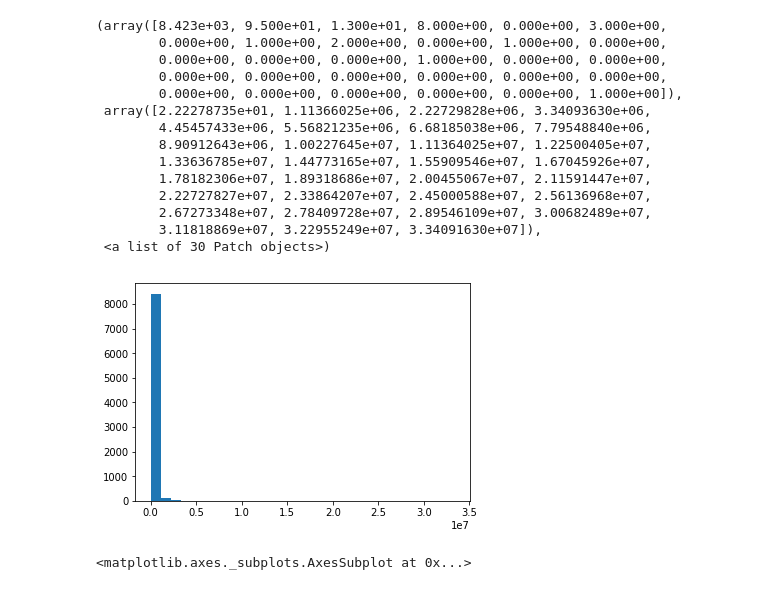
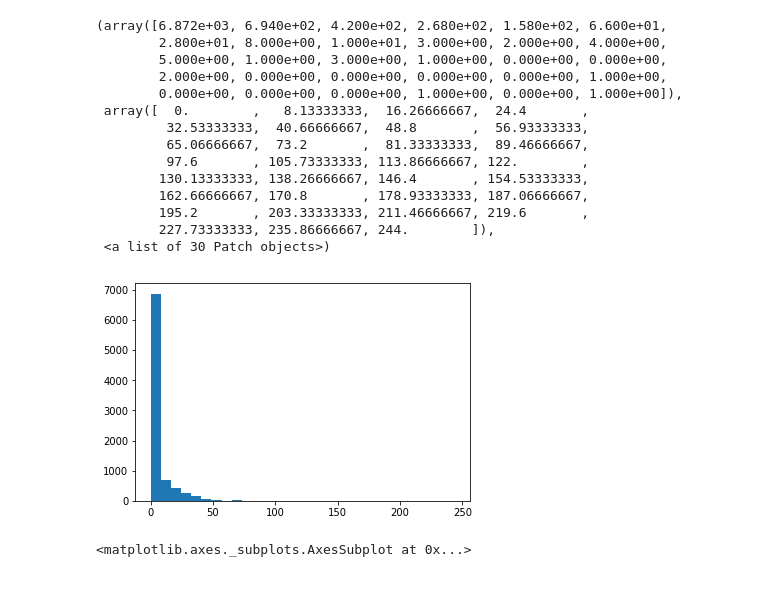
Before and after one commit to ledanieln/CoA-Zone-Prediction, a Jupyter notebook: notebooks/Data Exploration.ipynb, the cells around one changed output. Saved outputs shown, nothing was run; the diff lists cells and outputs as text; code cells hidden in the pictures.

```diff
--- a/notebooks/Data Exploration.ipynb
+++ b/notebooks/Data Exploration.ipynb
@@ -14,21 +62,21 @@ train['zoneArea'].mean()
 # %%
-plt.hist(newTrain['zoneArea'].values, bins=30)
+plt.hist(train['Paved DrivewayCount'].values, bins=30)
 # %% [output]
-(array([8.423e+03, 9.500e+01, 1.300e+01, 8.000e+00, 0.000e+00, 3.000e+00,
-        0.000e+00, 1.000e+00, 2.000e+00, 0.000e+00, 1.000e+00, 0.000e+00,
-        0.000e+00, 0.000e+00, 0.000e+00, 1.000e+00, 0.000e+00, 0.000e+00,
-        0.000e+00, 0.000e+00, 0.000e+00, 0.000e+00, 0.000e+00, 0.000e+00,
-        0.000e+00, 0.000e+00, 0.000e+00, 0.000e+00, 0.000e+00, 1.000e+00]),
- array([2.22278735e+01, 1.11366025e+06, 2.22729828e+06, 3.34093630e+06,
-        4.45457433e+06, 5.56821235e+06, 6.68185038e+06, 7.79548840e+06,
-        8.90912643e+06, 1.00227645e+07, 1.11364025e+07, 1.22500405e+07,
-        1.33636785e+07, 1.44773165e+07, 1.55909546e+07, 1.67045926e+07,
-        1.78182306e+07, 1.89318686e+07, 2.00455067e+07, 2.11591447e+07,
-        2.22727827e+07, 2.33864207e+07, 2.45000588e+07, 2.56136968e+07,
-        2.67273348e+07, 2.78409728e+07, 2.89546109e+07, 3.00682489e+07,
-        3.11818869e+07, 3.22955249e+07, 3.34091630e+07]),
+(array([6.872e+03, 6.940e+02, 4.200e+02, 2.680e+02, 1.580e+02, 6.600e+01,
+        2.800e+01, 8.000e+00, 1.000e+01, 3.000e+00, 2.000e+00, 4.000e+00,
+        5.000e+00, 1.000e+00, 3.000e+00, 1.000e+00, 0.000e+00, 0.000e+00,
+        2.000e+00, 0.000e+00, 0.000e+00, 0.000e+00, 0.000e+00, 1.000e+00,
+        0.000e+00, 0.000e+00, 0.000e+00, 1.000e+00, 0.000e+00, 1.000e+00]),
+ array([  0.        ,   8.13333333,  16.26666667,  24.4       ,
+         32.53333333,  40.66666667,  48.8       ,  56.93333333,
+         65.06666667,  73.2       ,  81.33333333,  89.46666667,
+         97.6       , 105.73333333, 113.86666667, 122.        ,
+        130.13333333, 138.26666667, 146.4       , 154.53333333,
+        162.66666667, 170.8       , 178.93333333, 187.06666667,
+        195.2       , 203.33333333, 211.46666667, 219.6       ,
+        227.73333333, 235.86666667, 244.        ]),
  <a list of 30 Patch objects>)
-[figure, old version]
+[figure, new version]
 # %%
 newTrain = train.drop([7850], axis=0)
 newTrain.boxplot(column=['zoneArea', 'percentStructureArea'])
```
Also changed, not shown: parts of 35 cells of this notebook, 12 other files.
